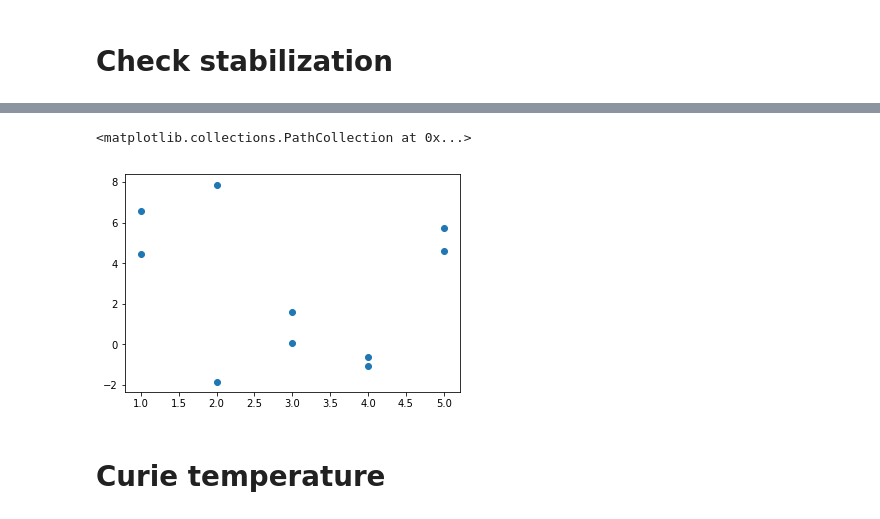
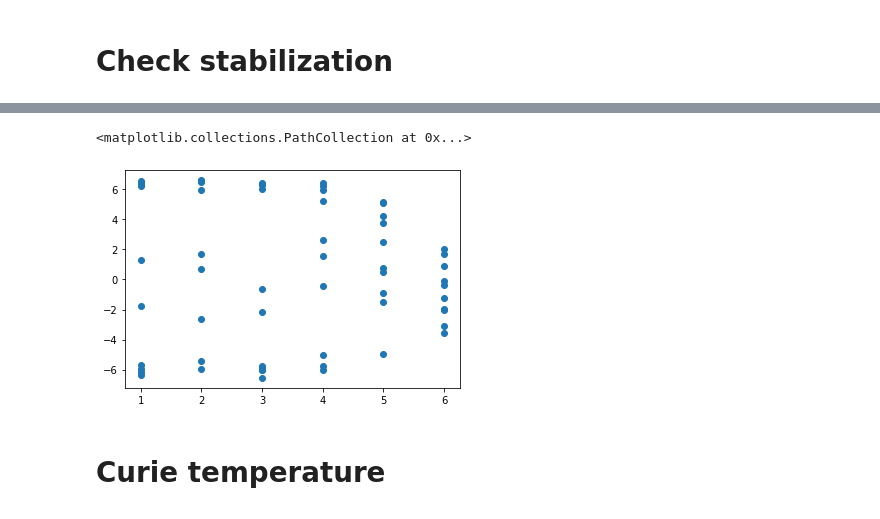
Before and after one commit to Telezombievlad/Ising-Model, a Jupyter notebook: Experiments.ipynb, the cells around one changed output, grey strips where cells are left out. Saved outputs shown, nothing was run; the diff lists cells and outputs as text; code cells hidden in the pictures.

```diff
--- a/Experiments.ipynb
+++ b/Experiments.ipynb
@@ -123,10 +134,12 @@ array([-1.05192382e-24, -4.89101000e+02])
 # %%
 dat = []
+plots_dict = defaultdict(list)
 
 for file in os.listdir('temp_folders/results/'):
-    if 'STAB_GA' in file:
+    if 'STAB' in file:
         res = np.load('temp_folders/results/'+file)
-        plt.scatter(np.arange(res.shape[0]), res[:,0]*1e24)
-        dat.append([float(file.split('_')[2]), res[-1][0]])
+        name = float(file.split('_')[2])
+        plots_dict[name].append( [np.arange(res.shape[0]), res[:, 0]*1e24] )
+        dat.append([name, np.mean(res[:-10, 0])])
 
 dat = np.array(dat)
@@ -135,8 +171,8 @@ dat = np.array(dat)
 # %%
-plt.scatter(dat[:, 0], dat[:, 1] * 1e24)
+plt.scatter(dat[:, 0], dat[:, 1] * 1e23)
 # %% [output]
 <matplotlib.collections.PathCollection at 0x...>
-[figure, old version]
+[figure, new version]
 # %% [markdown]
 # Curie temperature
 # %%
```
Also changed, not shown: parts of 13 cells of this notebook, 5 other files.
